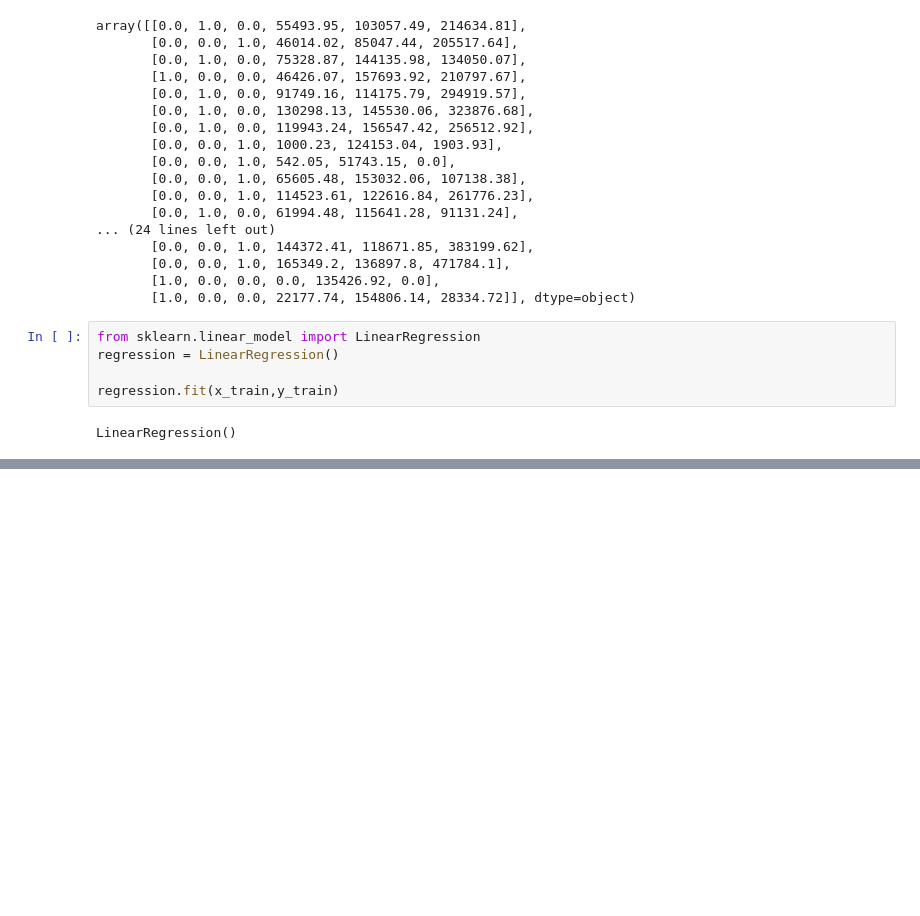
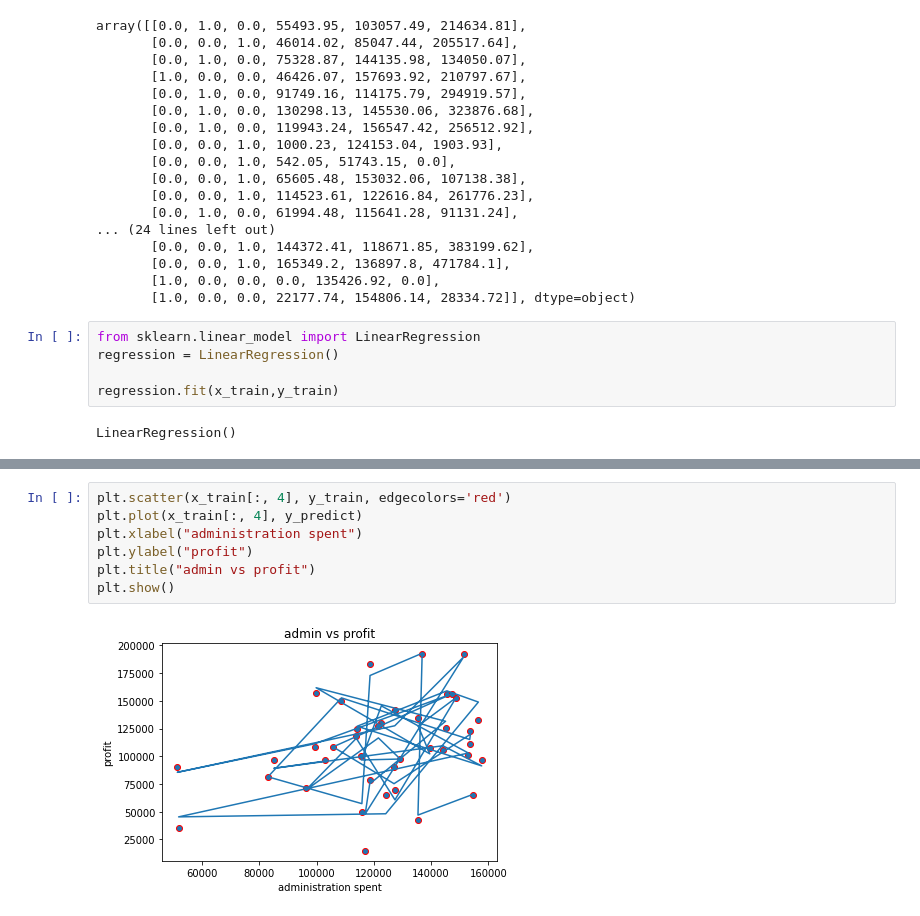
Before and after one commit to dheerajgajula02/ml_code, a Jupyter notebook: multiple_linear_regression/multiple_linear_regression.ipynb, the cells around one changed output, grey strips where cells are left out. Saved outputs shown, nothing was run; the diff lists cells and outputs as text; blank space fills up the shorter version.

```diff
--- a/multiple_linear_regression/multiple_linear_regression.ipynb
+++ b/multiple_linear_regression/multiple_linear_regression.ipynb
@@ -78,0 +108,9 @@ print(np.concatenate((y_test.reshape(len(y_test),1), y_predict.reshape(len(y_pre
+# %%
+plt.scatter(x_train[:, 4], y_train, edgecolors='red')
+plt.plot(x_train[:, 4], y_predict)
+plt.xlabel("administration spent")
+plt.ylabel("profit")
+plt.title("admin vs profit")
+plt.show()
+# %% [output]
+[figure, added]
```
Also changed, not shown: parts of 5 cells of this notebook.
